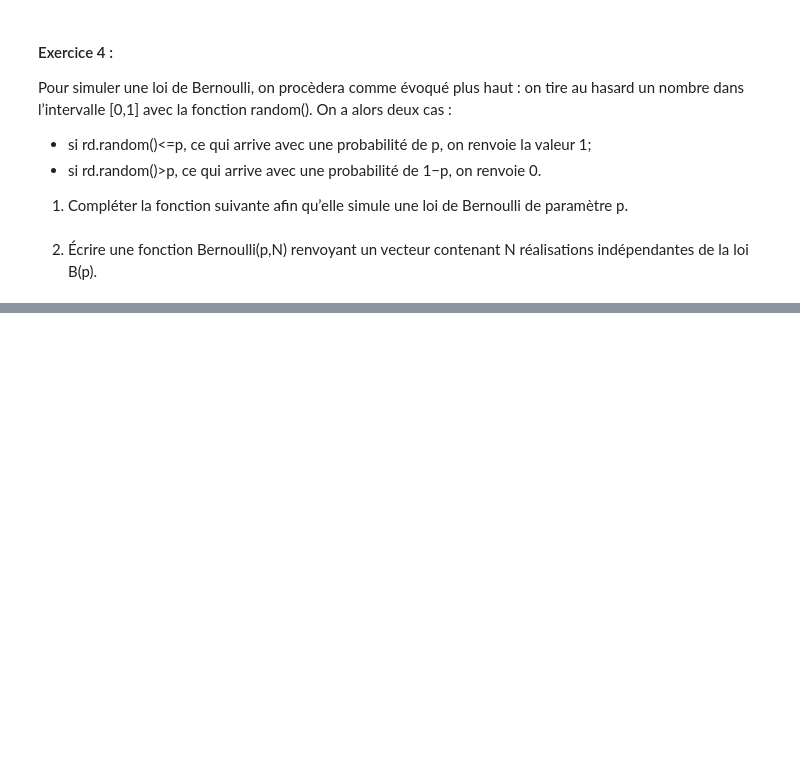
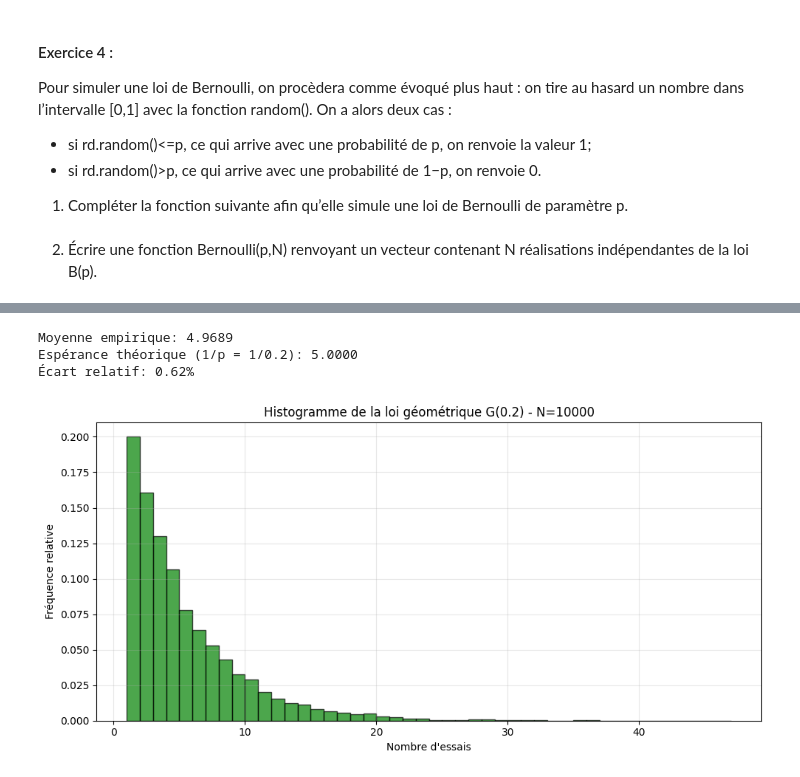
Before and after one commit to mal0101/Stochastic-Processes, a Jupyter notebook: Lab1/main.ipynb, the cells around one changed output, grey strips where cells are left out. Saved outputs shown, nothing was run; the diff lists cells and outputs as text; code cells hidden in the pictures; blank space fills up the shorter version.

```diff
--- a/Lab1/main.ipynb
+++ b/Lab1/main.ipynb
@@ -160,0 +179,36 @@ def bernoulli(p,N):
+# %%
+def geom(p):
+    count = 1
+    # Call the single-trial bernoulli from cell 25, or use npr.random() directly
+    while npr.random() >= p:  # Changed to directly use npr.random()
+        count += 1
+    return count
+
+def Geom(p, N):
+    return np.array([geom(p) for _ in range(N)])
+
+N = 10000
+p = 0.2
+echantillon = Geom(p, N)
+
+moyenne_empirique = moy_emp(echantillon)
+esperance_theorique = 1/p
+
+print(f"Moyenne empirique: {moyenne_empirique:.4f}")
+print(f"Espérance théorique (1/p = 1/{p}): {esperance_theorique:.4f}")
+print(f"Écart relatif: {abs(moyenne_empirique - esperance_theorique)/esperance_theorique * 100:.2f}%")
+
+plt.figure(figsize=(10, 5))
+plt.hist(echantillon, bins=range(1, max(echantillon)+2), density=True,
+         color='green', alpha=0.7, edgecolor='black')
+plt.xlabel('Nombre d\'essais')
+plt.ylabel('Fréquence relative')
+plt.title(f'Histogramme de la loi géométrique G({p}) - N={N}')
+plt.grid(True, alpha=0.3)
+plt.tight_layout()
+plt.show()
+# %% [output]
+Moyenne empirique: 4.9689
+Espérance théorique (1/p = 1/0.2): 5.0000
+Écart relatif: 0.62%
+[figure, added]
```
Also changed, not shown: parts of 15 cells of this notebook.
